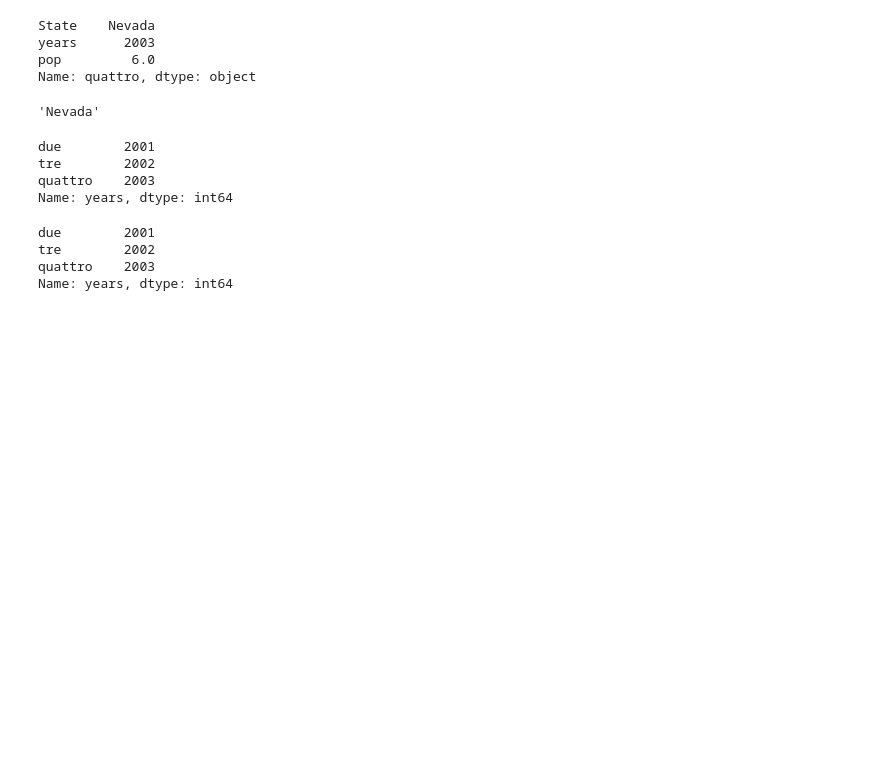
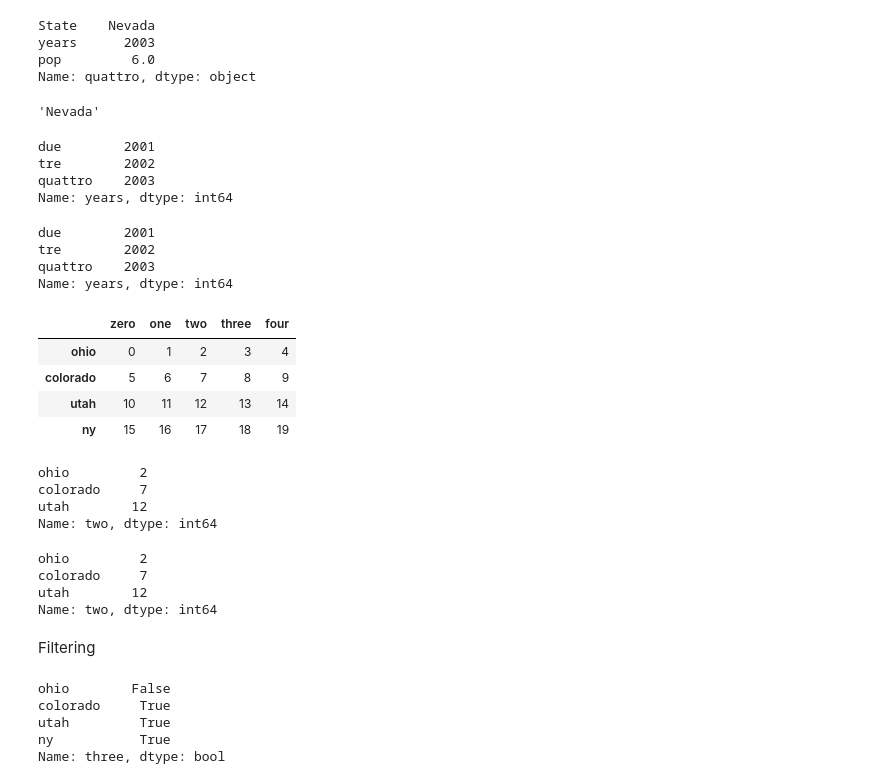
Before and after one commit to Hali2909/ExerciseNumpy, a Jupyter notebook: Exercise_Pandas.ipynb, the cells around one changed output. Cells and saved outputs as stored; diff of their text form; code cells hidden in the pictures; blank space fills up the shorter version.

```diff
--- a/Exercise_Pandas.ipynb
+++ b/Exercise_Pandas.ipynb
@@ -323,3 +318,38 @@ due        2001
 tre        2002
 quattro    2003
 Name: years, dtype: int64
+# %%
+import pandas as pd
+import numpy as np
+datanew = pd.DataFrame(np.arange(20).reshape(4,5), index=["ohio","colorado","utah","ny"], columns=["zero","one","two","three","four"])
+datanew
+# %% [output]
+|  | zero | one | two | three | four |
+| ohio | 0 | 1 | 2 | 3 | 4 |
+| colorado | 5 | 6 | 7 | 8 | 9 |
+| utah | 10 | 11 | 12 | 13 | 14 |
+| ny | 15 | 16 | 17 | 18 | 19 |
+# %%
+datanew.loc["ohio":"utah","two"]
+# %% [output]
+ohio         2
+colorado     7
+utah        12
+Name: two, dtype: int64
+# %%
+datanew.iloc[0:3,2]
+# %% [output]
+ohio         2
+colorado     7
+utah        12
+Name: two, dtype: int64
+# %% [markdown]
+Filtering
+# %%
+datanew["three"] > 5
+# %% [output]
+ohio        False
+colorado     True
+utah         True
+ny           True
+Name: three, dtype: bool
```
Also changed, not shown: parts of 30 cells of this notebook.
